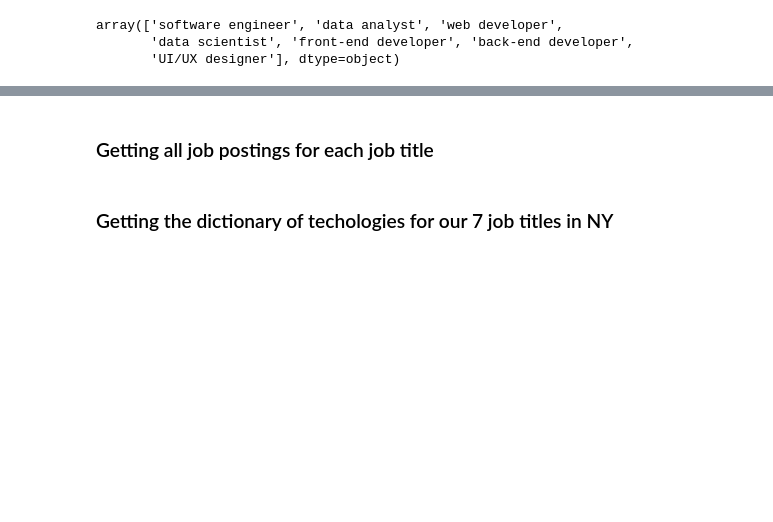
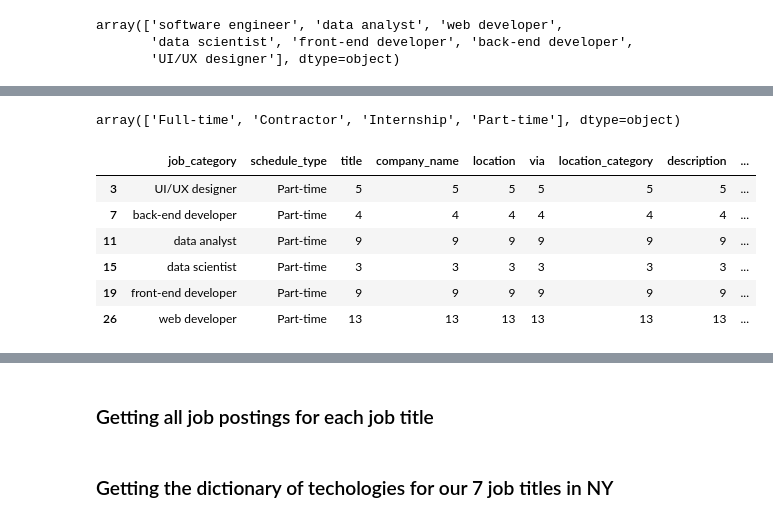
Before and after one commit to jperez29/TKH_casptone_project, a Jupyter notebook: jupyter notebooks/data_analysis_googleAPI.ipynb, the cells around one changed output, grey strips where cells are left out. Cells and saved outputs as stored; diff of their text form; code cells hidden in the pictures; blank space fills up the shorter version.

```diff
--- a/jupyter notebooks/data_analysis_googleAPI.ipynb
+++ b/jupyter notebooks/data_analysis_googleAPI.ipynb
@@ -168,0 +150,4 @@ array(['software engineer', 'data analyst', 'web developer',
+# %%
+df_schedule_type['schedule_type'].unique()
+# %% [output]
+array(['Full-time', 'Contractor', 'Internship', 'Part-time'], dtype=object)
@@ -168,0 +160,10 @@ array(['software engineer', 'data analyst', 'web developer',
+# %%
+y3
+# %% [output]
+|  | job_category | schedule_type | title | company_name | location | via | location_category | description | ... |
+| 3 | UI/UX designer | Part-time | 5 | 5 | 5 | 5 | 5 | 5 | ... |
+| 7 | back-end developer | Part-time | 4 | 4 | 4 | 4 | 4 | 4 | ... |
+| 11 | data analyst | Part-time | 9 | 9 | 9 | 9 | 9 | 9 | ... |
+| 15 | data scientist | Part-time | 3 | 3 | 3 | 3 | 3 | 3 | ... |
+| 19 | front-end developer | Part-time | 9 | 9 | 9 | 9 | 9 | 9 | ... |
+| 26 | web developer | Part-time | 13 | 13 | 13 | 13 | 13 | 13 | ... |
```
Also changed, not shown: parts of 48 cells of this notebook, 30 other files.
